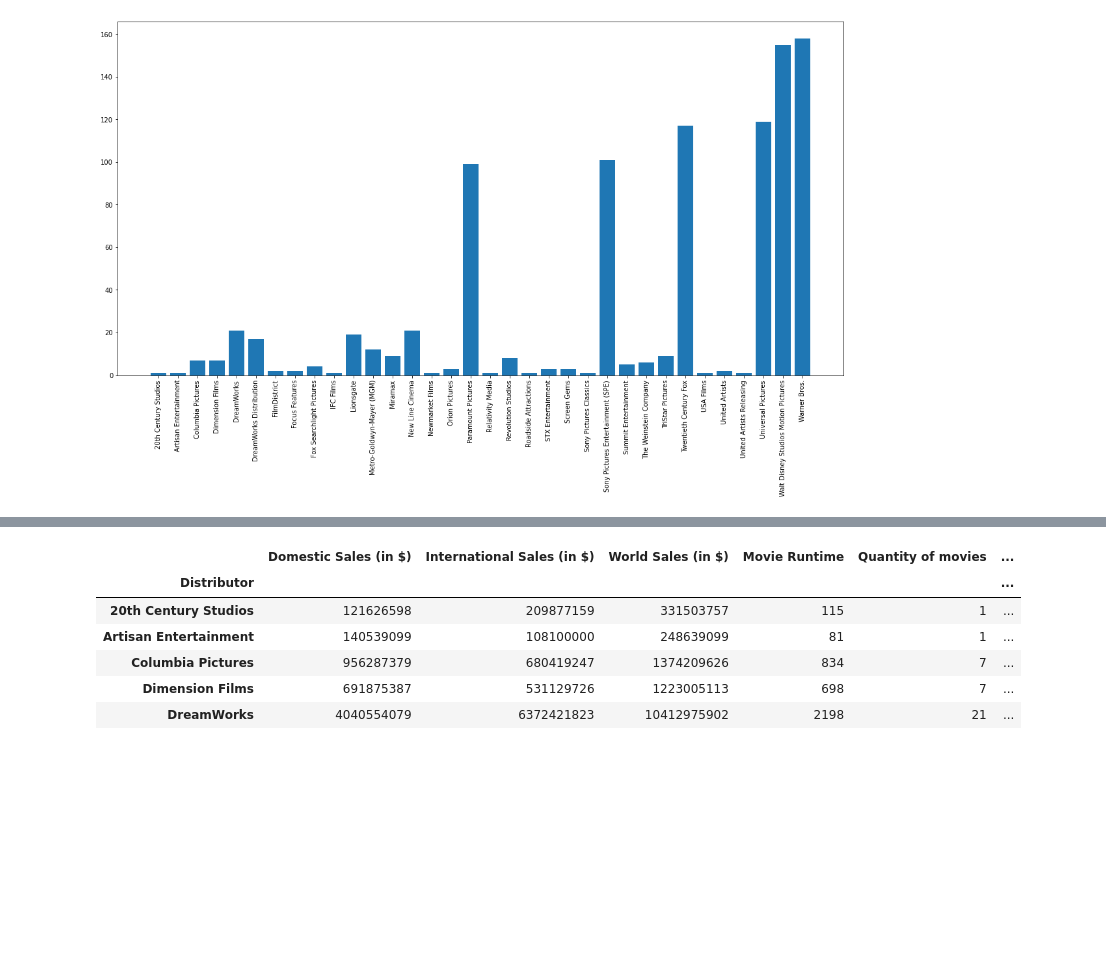
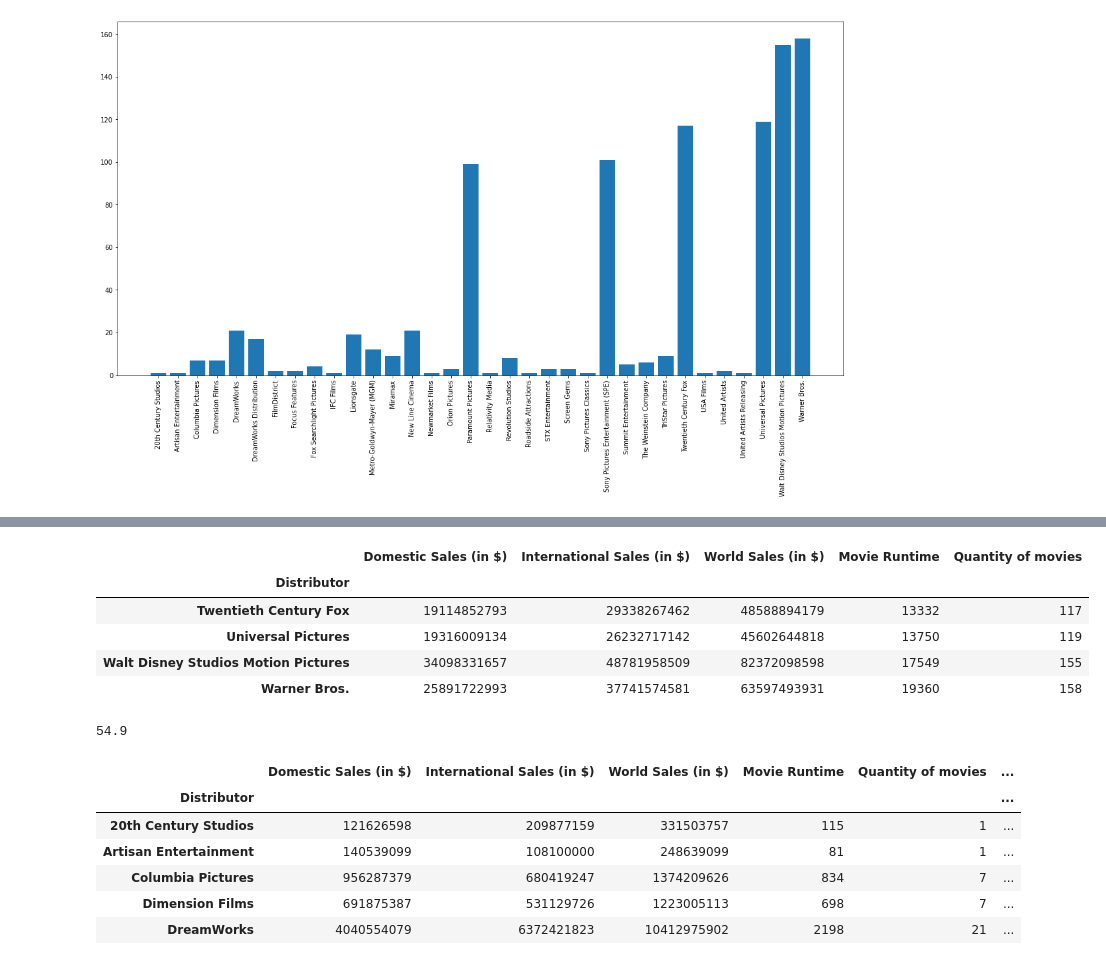
Before and after one commit to dalexmuro/Sujet04-Movies, a Jupyter notebook: analyse.ipynb, the cells around one changed output, grey strips where cells are left out. Saved outputs shown, nothing was run; the diff lists cells and outputs as text; code cells hidden in the pictures; blank space fills up the shorter version.

```diff
--- a/analyse.ipynb
+++ b/analyse.ipynb
@@ -71,3 +82,17 @@ plt.xticks(rotation = 90);
+# %%
+distMoreMovies = groupedDistributor[groupedDistributor["Quantity of movies"] >= groupedDistributor["Quantity of movies"].quantile([0.90]).values[0]]
+distMoreMovies.head()
+# %% [output]
+|  | Domestic Sales (in $) | International Sales (in $) | World Sales (in $) | Movie Runtime | Quantity of movies |
+| Distributor |  |  |  |  |  |
+| Twentieth Century Fox | 19114852793 | 29338267462 | 48588894179 | 13332 | 117 |
+| Universal Pictures | 19316009134 | 26232717142 | 45602644818 | 13750 | 119 |
+| Walt Disney Studios Motion Pictures | 34098331657 | 48781958509 | 82372098598 | 17549 | 155 |
+| Warner Bros. | 25891722993 | 37741574581 | 63597493931 | 19360 | 158 |
+# %%
+round(distMoreMovies["Quantity of movies"].sum() / 1000 * 100, 2)
+# %% [output]
+54.9
 # %%
 groupedDistributor["Average sales by movies"] = groupedDistributor["World Sales (in $)"] / groupedDistributor["Quantity of movies"]
 groupedDistributor.head()
```
Also changed, not shown: parts of 2 cells of this notebook, 9 other files.
